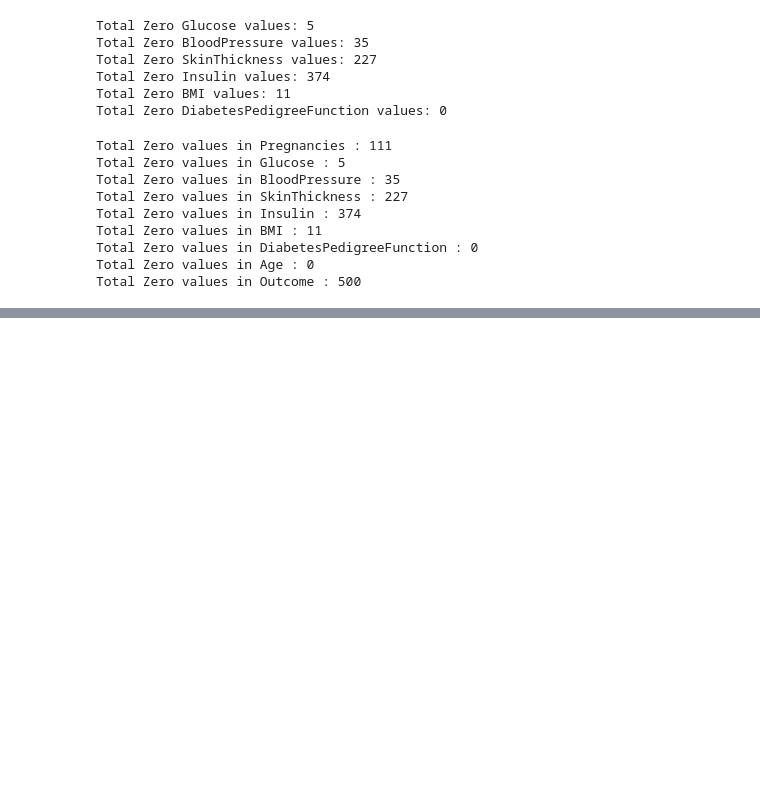
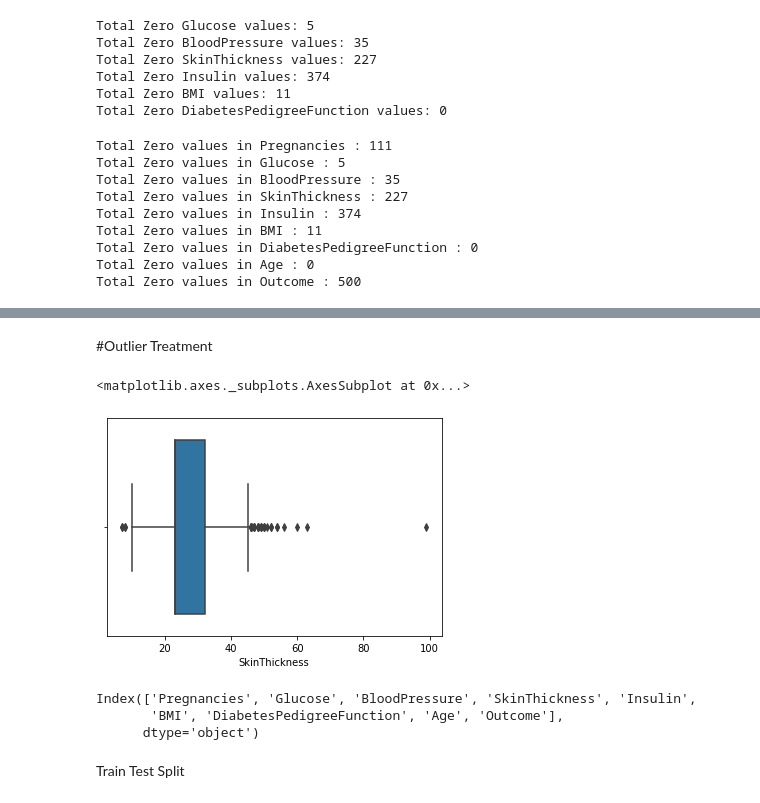
Before and after one commit to rohenbessy990/Pima_Indians_Diabetes_Project, a Jupyter notebook: Pima_Indians_Diabetes.ipynb, the cells around one changed output, grey strips where cells are left out. Saved outputs shown, nothing was run; the diff lists cells and outputs as text; code cells hidden in the pictures; blank space fills up the shorter version.

```diff
--- a/Pima_Indians_Diabetes.ipynb
+++ b/Pima_Indians_Diabetes.ipynb
@@ -11,7 +27,7 @@ import matplotlib.pyplot as plt
 # Basic EDA
 # %%
 #Load the dataset
-df = pd.read_csv("/content/drive/MyDrive/Luminar_Projects/diabetics_prediction project_01/diabetes.csv")
+df = pd.read_csv(r"/content/drive/MyDrive/Luminar_Projects/diabetics_prediction project_01/diabetes.csv")
 df
 # %% [output]
 |  | Pregnancies | Glucose | BloodPressure | SkinThickness | Insulin | BMI | DiabetesPedigreeFunction | Age | ... |
@@ -160,10 +175,10 @@ Total Zero values in Outcome : 500
 # %%
-#Missing Value Treatment
 
-x = df.drop(["Pregnancies","Outcome"],axis=1)
-y=df.drop(["Glucose","BloodPressure","SkinThickness","Insulin","BMI","DiabetesPedigreeFunction","Age"],axis=1)
-for col in x.columns:
-    val = x[col].median()
-    x[col].replace(0, val,inplace=True)
-df=pd.concat([y,x],axis=1)
-df
+
+# x = df.drop(["Pregnancies","Outcome"],axis=1)
+# y=df.drop(["Glucose","BloodPressure","SkinThickness","Insulin","BMI","DiabetesPedigreeFunction","Age"],axis=1)
+# for col in x.columns:
+#     val = x[col].median()
+#     x[col].replace(0, val,inplace=True)
+# df=pd.concat([y,x],axis=1)
+# df
@@ -194,0 +185,17 @@ df
+# %%
+# Another method
+df['SkinThickness'].loc[(df['SkinThickness']==0)] = df['SkinThickness'].median()
+# %% [markdown]
+#Outlier Treatment
+# %%
+sns.boxplot(df["SkinThickness"])
+# %% [output]
+<matplotlib.axes._subplots.AxesSubplot at 0x...>
+[figure, added]
+# %%
+numericalcolumn = df.select_dtypes(include =np.number).columns
+numericalcolumn
+# %% [output]
+Index(['Pregnancies', 'Glucose', 'BloodPressure', 'SkinThickness', 'Insulin',
+       'BMI', 'DiabetesPedigreeFunction', 'Age', 'Outcome'],
+      dtype='object')
@@ -194,0 +216,2 @@ df
+# %% [markdown]
+Train Test Split
```
Also changed, not shown: parts of 17 cells of this notebook.
